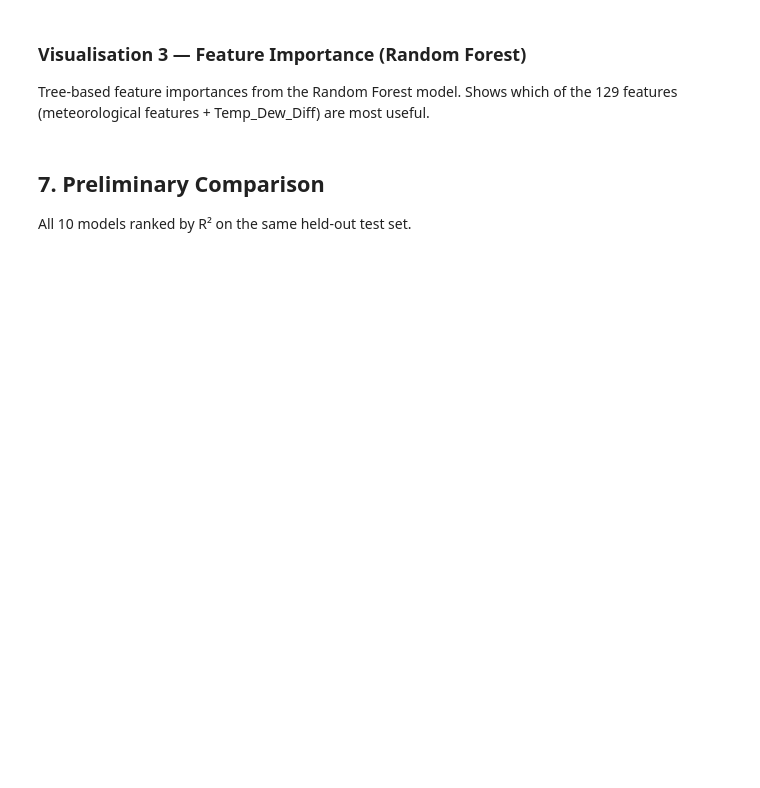
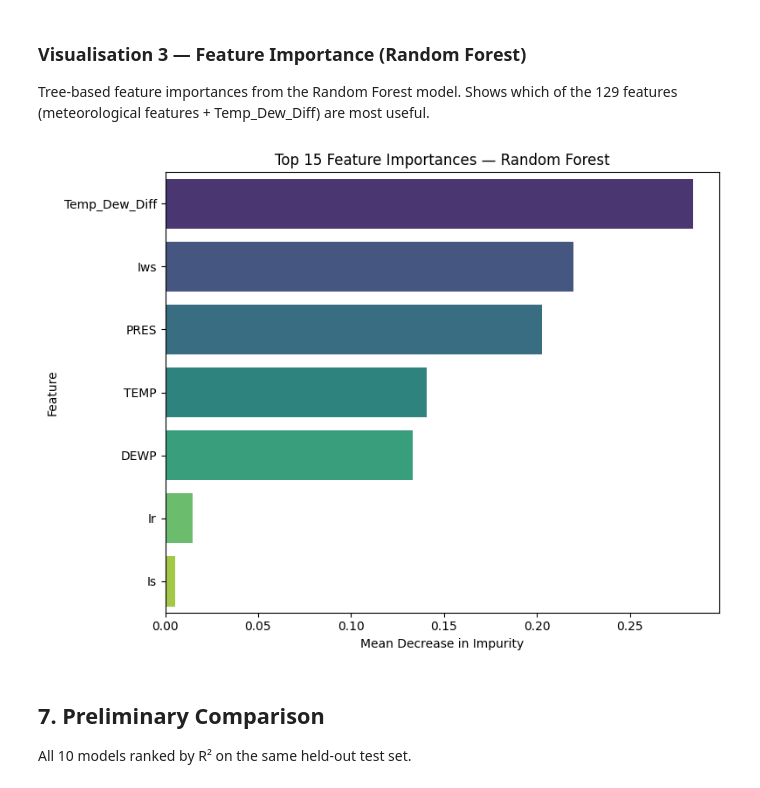
Before and after one commit to Viswesh-G/AutoML-_-Project, a Jupyter notebook: gas_sensor_ml_capstone/notebooks/regression.ipynb, the cells around one changed output. Drawn from its saved outputs; the diff is of its cells as text; code cells hidden in the pictures; blank space fills up the shorter version.

```diff
--- a/gas_sensor_ml_capstone/notebooks/regression.ipynb
+++ b/gas_sensor_ml_capstone/notebooks/regression.ipynb
@@ -523,3 +523,24 @@ Polynomial feature matrix shape: (33405, 20)
 ### Model 6 — Decision Tree Regressor
 
 We tune `max_depth` and display feature importance.
+# %%
+from sklearn.tree import DecisionTreeRegressor
+
+# Tune max_depth via GridSearchCV
+dt_param_grid = {'max_depth': [3, 5, 7, 10, 15, None]}
+dt_gs = GridSearchCV(
+    DecisionTreeRegressor(random_state=RANDOM_STATE),
+    dt_param_grid, cv=5, scoring='r2', n_jobs=-1
+)
+dt_gs.fit(X_train_scaled, y_train)
+
+dt_model = dt_gs.best_estimator_
+print(f'Best max_depth : {dt_gs.best_params_["max_depth"]}')
+
+# Feature importance (top 10)
+dt_imp = pd.DataFrame({
+    'Feature': X.columns,
+    'Importance': dt_model.feature_importances_
+}).sort_values('Importance', ascending=False)
+print('\nTop 10 features (Decision Tree):')
+display(dt_imp.head(10))
@@ -527,3 +560,17 @@ We tune `max_depth` and display feature importance.
 ### Model 7 — Random Forest Regressor
 
 Ensemble baseline. Note: Extensive tuning of `n_estimators` is reserved for Section 8.
+# %%
+rf_model = RandomForestRegressor(
+    n_estimators=100, random_state=RANDOM_STATE, n_jobs=-1
+)
+rf_model.fit(X_train_scaled, y_train)
+print('Random Forest trained (n_estimators=100).')
+
+# Feature importance (top 10)
+rf_imp = pd.DataFrame({
+    'Feature': X.columns,
+    'Importance': rf_model.feature_importances_
+}).sort_values('Importance', ascending=False)
+print('\nTop 10 features (Random Forest):')
+display(rf_imp.head(10))
@@ -558,6 +773,18 @@ Evaluation metrics — all mandatory per rubric:
 
 Tree-based feature importances from the Random Forest model.
 Shows which of the 129 features (meteorological features + Temp_Dew_Diff) are most useful.
+# %%
+top_n = 15
+rf_top = rf_imp.head(top_n)
+
+plt.figure(figsize=(8, 6))
+sns.barplot(data=rf_top, x='Importance', y='Feature', palette='viridis')
+plt.title(f'Top {top_n} Feature Importances — Random Forest')
+plt.xlabel('Mean Decrease in Impurity')
+plt.tight_layout()
+plt.show()
+# %% [output]
+[figure, added]
 # %% [markdown]
 ## 7. Preliminary Comparison
 
```
Also changed, not shown: parts of 27 cells of this notebook.
